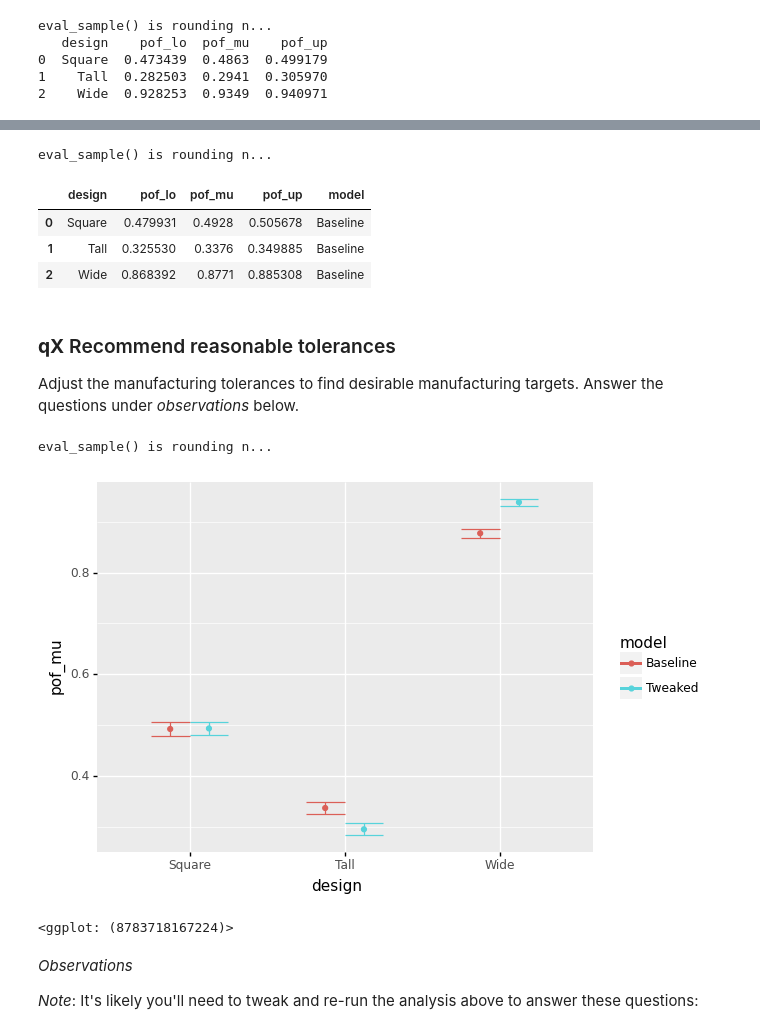
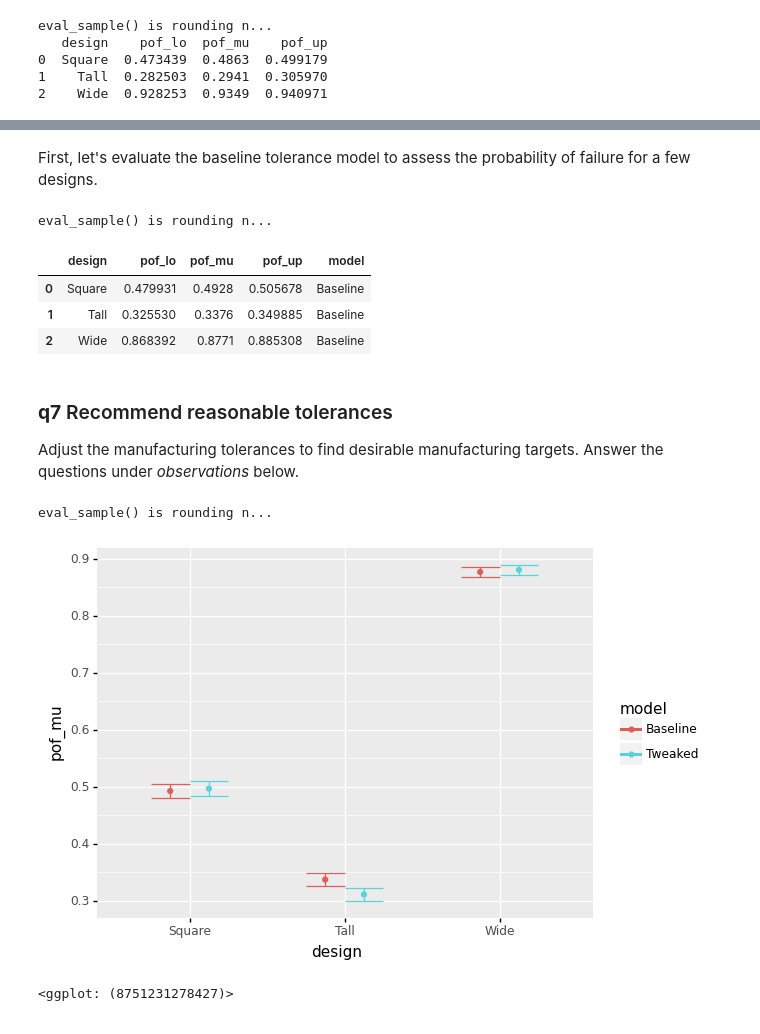
Before and after one commit to zdelrosario/evc-course, a Jupyter notebook: exercises/e-grama08-duu-master.ipynb, the cells around one changed output, grey strips where cells are left out. Cells and saved outputs as stored; diff of their text form; code cells hidden in the pictures.

```diff
--- a/exercises/e-grama08-duu-master.ipynb
+++ b/exercises/e-grama08-duu-master.ipynb
@@ -710 +731,3 @@ model: None
+# %% [markdown]
+First, let's evaluate the baseline tolerance model to assess the probability of failure for a few designs.
 # %%
@@ -736,7 +761,7 @@ eval_sample() is rounding n...
 | 1 | Tall | 0.325530 | 0.3376 | 0.349885 | Baseline |
 | 2 | Wide | 0.868392 | 0.8771 | 0.885308 | Baseline |
 # %% [markdown]
-### __qX__ Recommend reasonable tolerances
+### __q7__ Recommend reasonable tolerances
 
 Adjust the manufacturing tolerances to find desirable manufacturing targets. Answer the questions under *observations* below.
 # %%
@@ -750,8 +775,8 @@ df_beam_tweaked = (
         ## manufacturing tolerances
 # task-end
 # solution-begin
-        dw=gr.marg_mom("uniform", mean=0, sd=1e-3),
-        dt=gr.marg_mom("uniform", mean=0, sd=1e-3),
+        dw=gr.marg_mom("uniform", mean=0, sd=1e-3), # Reduce width tolerance
+#         dt=gr.marg_mom("uniform", mean=0, sd=1e-3), # Reduce tallness tolerance
 # solution-end
     )
     ## NOTE: No need to edit below; this analyzes your model
@@ -764,41 +789,32 @@ df_beam_tweaked = (
         ),
         seed=101,
     )
     >> gr.tf_group_by(DF.design)
     >> gr.tf_summarize(
         pof_lo=gr.pr_lo(DF.g_stress <= 0),
         pof_mu=gr.pr(DF.g_stress <= 0),
         pof_up=gr.pr_up(DF.g_stress <= 0),
     )
     >> gr.tf_ungroup()
     >> gr.tf_mutate(model="Tweaked")
 )
 
 ## NOTE: This will visualize your results with
 ## a comparison against the baseline model
 (
     df_beam_baseline
     >> gr.tf_bind_rows(df_beam_tweaked)
     >> gr.ggplot(gr.aes("design", color="model"))
     + gr.geom_errorbar(
         gr.aes(ymin="pof_lo", ymax="pof_up"),
         position=gr.position_dodge(width=0.5),
     )
     + gr.geom_point(
         gr.aes(y="pof_mu"),
         position=gr.position_dodge(width=0.5),
     )
 )
 # %% [output]
 eval_sample() is rounding n...
-[figure, old version]
+[figure, new version]
-<ggplot: (8783718167224)>
+<ggplot: (8751231278427)>
-# %% [markdown]
-*Observations*
-
-*Note*: It's likely you'll need to tweak and re-run the analysis above to answer these questions:
-
-<!-- task-begin -->
-<!-- task-end -->
-<!-- solution-begin -->
-<!-- solution-end -->
```
Also changed, not shown: parts of 38 cells of this notebook.
